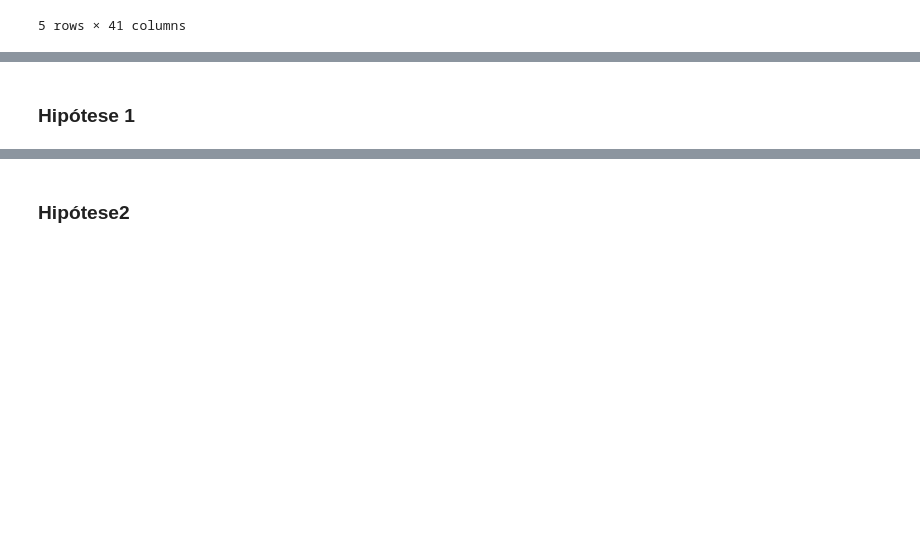
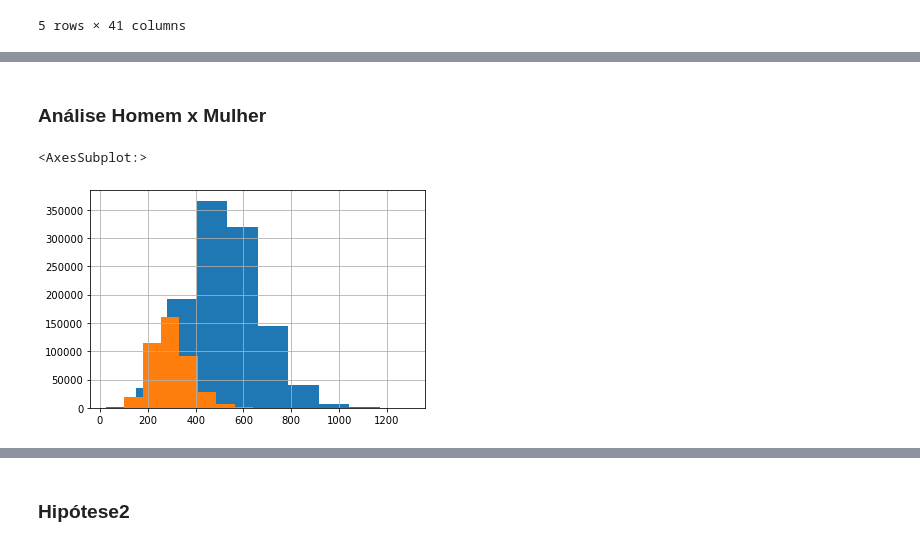
Before and after one commit to maluwastaken/Intro-Data-Science, a Jupyter notebook: powerlifting.ipynb, the cells around one changed output, grey strips where cells are left out. Saved outputs shown, nothing was run; the diff lists cells and outputs as text; code cells hidden in the pictures; blank space fills up the shorter version.

```diff
--- a/powerlifting.ipynb
+++ b/powerlifting.ipynb
@@ -205,3 +206,12 @@ Mx         1
 Name: Sex, dtype: int64
-# %% [markdown]
-### Hipótese 1
+# %% [markdown]
+### Análise Homem x Mulher
+# %%
+dfMan = samples[samples['Sex'] == 1].copy()
+dfWoman = samples[samples['Sex'] == 0].copy()
+# %%
+dfMan['TotalKg'].hist()
+dfWoman['TotalKg'].hist()
+# %% [output]
+<AxesSubplot:>
+[figure, added]
```
Also changed, not shown: parts of 29 cells of this notebook.
